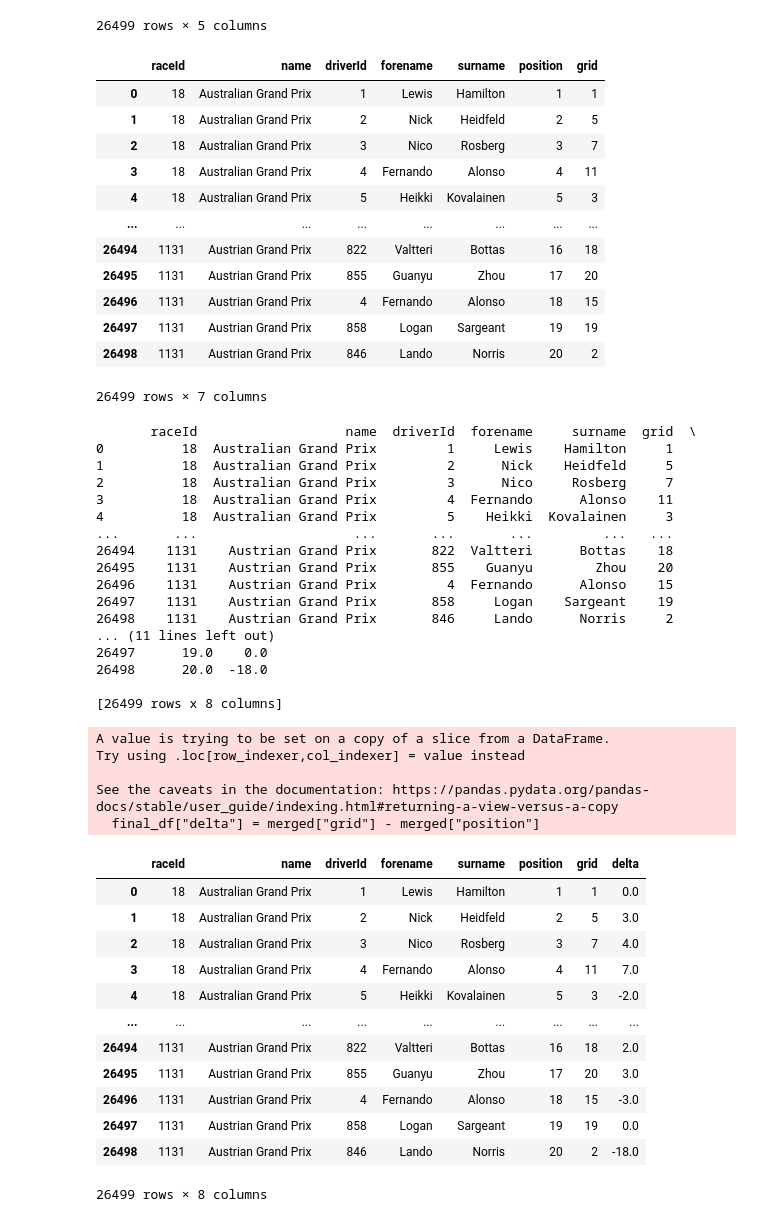
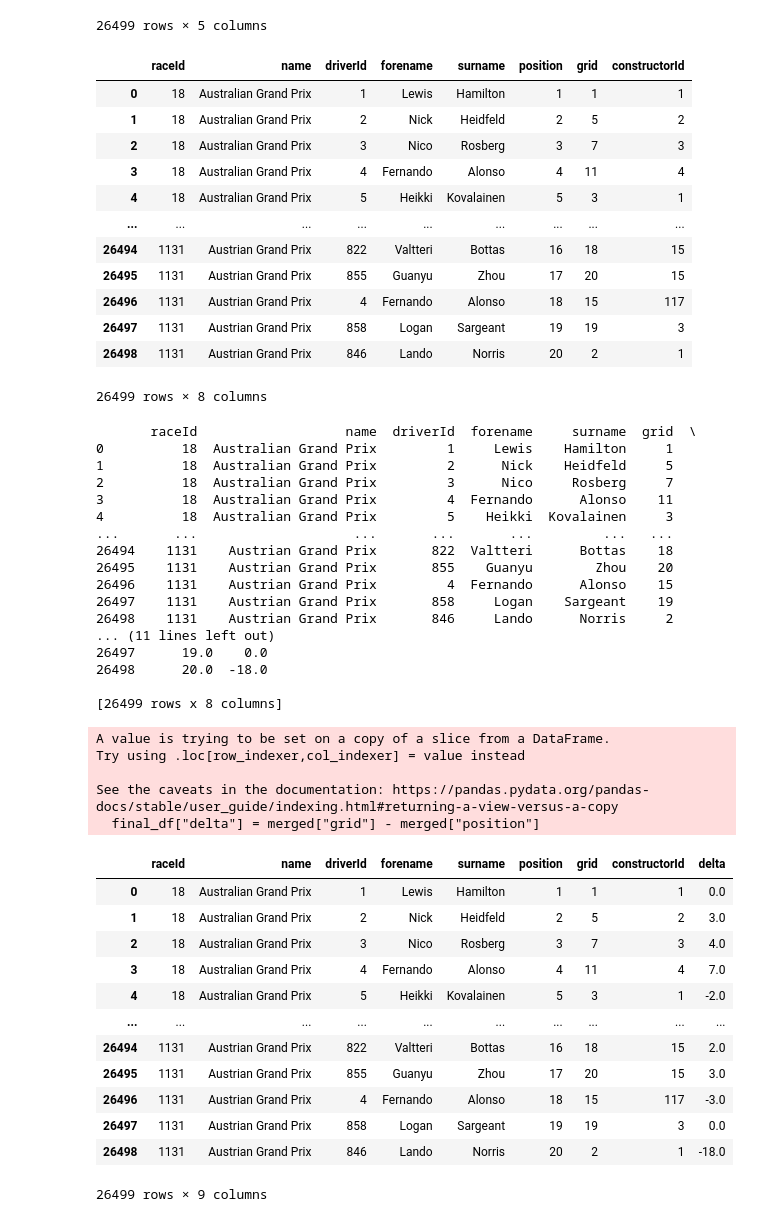
Before and after one commit to ipranek/F1-Random-Forest, a Jupyter notebook: data_arrange.ipynb, the cells around one changed output. Drawn from its saved outputs; the diff is of its cells as text; code cells hidden in the pictures.

```diff
--- a/data_arrange.ipynb
+++ b/data_arrange.ipynb
@@ -67,27 +67,27 @@ final_df
 # %%
 races = pd.read_csv(os.path.join(DIR_PATH, "races.csv"))
 
 merged = results.merge(drivers, on="driverId", how="inner") #merging drivers to results with the key as driverId
 
 merged = merged.merge(races[["raceId", "name", "date"]], on="raceId", how="inner") #taking the merged and merging races to it with the selected columns with the key as raceId
 
-final_df = merged[["raceId", "name", "driverId", "forename", "surname", "position", "grid"]]
+final_df = merged[["raceId", "name", "driverId", "forename", "surname", "position", "grid", "constructorId"]]
 
 final_df
 # %% [output]
-|  | raceId | name | driverId | forename | surname | position | grid |
-| 0 | 18 | Australian Grand Prix | 1 | Lewis | Hamilton | 1 | 1 |
-| 1 | 18 | Australian Grand Prix | 2 | Nick | Heidfeld | 2 | 5 |
-| 2 | 18 | Australian Grand Prix | 3 | Nico | Rosberg | 3 | 7 |
-| 3 | 18 | Australian Grand Prix | 4 | Fernando | Alonso | 4 | 11 |
-| 4 | 18 | Australian Grand Prix | 5 | Heikki | Kovalainen | 5 | 3 |
-| ... | ... | ... | ... | ... | ... | ... | ... |
-| 26494 | 1131 | Austrian Grand Prix | 822 | Valtteri | Bottas | 16 | 18 |
-| 26495 | 1131 | Austrian Grand Prix | 855 | Guanyu | Zhou | 17 | 20 |
-| 26496 | 1131 | Austrian Grand Prix | 4 | Fernando | Alonso | 18 | 15 |
-| 26497 | 1131 | Austrian Grand Prix | 858 | Logan | Sargeant | 19 | 19 |
-| 26498 | 1131 | Austrian Grand Prix | 846 | Lando | Norris | 20 | 2 |
+|  | raceId | name | driverId | forename | surname | position | grid | constructorId |
+| 0 | 18 | Australian Grand Prix | 1 | Lewis | Hamilton | 1 | 1 | 1 |
+| 1 | 18 | Australian Grand Prix | 2 | Nick | Heidfeld | 2 | 5 | 2 |
+| 2 | 18 | Australian Grand Prix | 3 | Nico | Rosberg | 3 | 7 | 3 |
+| 3 | 18 | Australian Grand Prix | 4 | Fernando | Alonso | 4 | 11 | 4 |
+| 4 | 18 | Australian Grand Prix | 5 | Heikki | Kovalainen | 5 | 3 | 1 |
+| ... | ... | ... | ... | ... | ... | ... | ... | ... |
+| 26494 | 1131 | Austrian Grand Prix | 822 | Valtteri | Bottas | 16 | 18 | 15 |
+| 26495 | 1131 | Austrian Grand Prix | 855 | Guanyu | Zhou | 17 | 20 | 15 |
+| 26496 | 1131 | Austrian Grand Prix | 4 | Fernando | Alonso | 18 | 15 | 117 |
+| 26497 | 1131 | Austrian Grand Prix | 858 | Logan | Sargeant | 19 | 19 | 3 |
+| 26498 | 1131 | Austrian Grand Prix | 846 | Lando | Norris | 20 | 2 | 1 |
-26499 rows × 7 columns
+26499 rows × 8 columns
 # %%
 merged["grid"] = pd.to_numeric(merged["grid"], errors = "coerce")
 merged["position"] = pd.to_numeric(merged["position"], errors = "coerce")
@@ -122,16 +122,16 @@ Try using .loc[row_indexer,col_indexer] = value instead
 
 See the caveats in the documentation: https://pandas.pydata.org/pandas-docs/stable/user_guide/indexing.html#returning-a-view-versus-a-copy
   final_df["delta"] = merged["grid"] - merged["position"]
-|  | raceId | name | driverId | forename | surname | position | grid | delta |
-| 0 | 18 | Australian Grand Prix | 1 | Lewis | Hamilton | 1 | 1 | 0.0 |
-| 1 | 18 | Australian Grand Prix | 2 | Nick | Heidfeld | 2 | 5 | 3.0 |
-| 2 | 18 | Australian Grand Prix | 3 | Nico | Rosberg | 3 | 7 | 4.0 |
-| 3 | 18 | Australian Grand Prix | 4 | Fernando | Alonso | 4 | 11 | 7.0 |
-| 4 | 18 | Australian Grand Prix | 5 | Heikki | Kovalainen | 5 | 3 | -2.0 |
-| ... | ... | ... | ... | ... | ... | ... | ... | ... |
-| 26494 | 1131 | Austrian Grand Prix | 822 | Valtteri | Bottas | 16 | 18 | 2.0 |
-| 26495 | 1131 | Austrian Grand Prix | 855 | Guanyu | Zhou | 17 | 20 | 3.0 |
-| 26496 | 1131 | Austrian Grand Prix | 4 | Fernando | Alonso | 18 | 15 | -3.0 |
-| 26497 | 1131 | Austrian Grand Prix | 858 | Logan | Sargeant | 19 | 19 | 0.0 |
-| 26498 | 1131 | Austrian Grand Prix | 846 | Lando | Norris | 20 | 2 | -18.0 |
+|  | raceId | name | driverId | forename | surname | position | grid | constructorId | delta |
+| 0 | 18 | Australian Grand Prix | 1 | Lewis | Hamilton | 1 | 1 | 1 | 0.0 |
+| 1 | 18 | Australian Grand Prix | 2 | Nick | Heidfeld | 2 | 5 | 2 | 3.0 |
+| 2 | 18 | Australian Grand Prix | 3 | Nico | Rosberg | 3 | 7 | 3 | 4.0 |
+| 3 | 18 | Australian Grand Prix | 4 | Fernando | Alonso | 4 | 11 | 4 | 7.0 |
+| 4 | 18 | Australian Grand Prix | 5 | Heikki | Kovalainen | 5 | 3 | 1 | -2.0 |
+| ... | ... | ... | ... | ... | ... | ... | ... | ... | ... |
+| 26494 | 1131 | Austrian Grand Prix | 822 | Valtteri | Bottas | 16 | 18 | 15 | 2.0 |
+| 26495 | 1131 | Austrian Grand Prix | 855 | Guanyu | Zhou | 17 | 20 | 15 | 3.0 |
+| 26496 | 1131 | Austrian Grand Prix | 4 | Fernando | Alonso | 18 | 15 | 117 | -3.0 |
+| 26497 | 1131 | Austrian Grand Prix | 858 | Logan | Sargeant | 19 | 19 | 3 | 0.0 |
+| 26498 | 1131 | Austrian Grand Prix | 846 | Lando | Norris | 20 | 2 | 1 | -18.0 |
-26499 rows × 8 columns
+26499 rows × 9 columns
```
Also changed, not shown: parts of 1 cell of this notebook.
